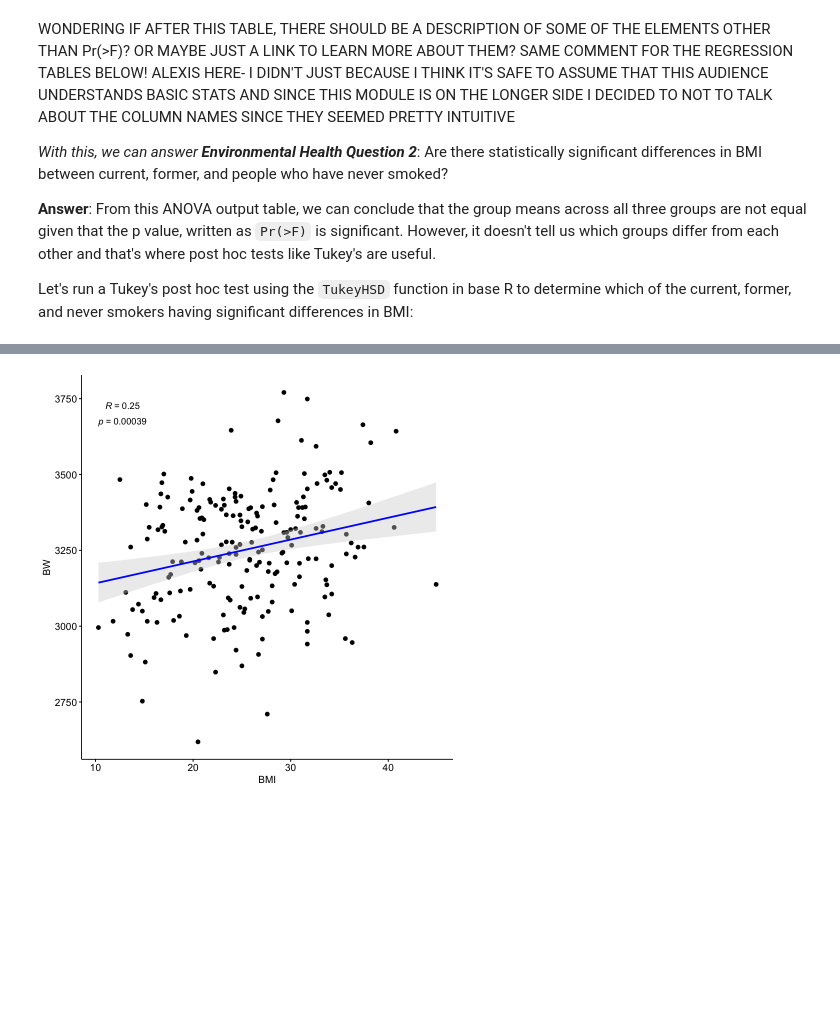
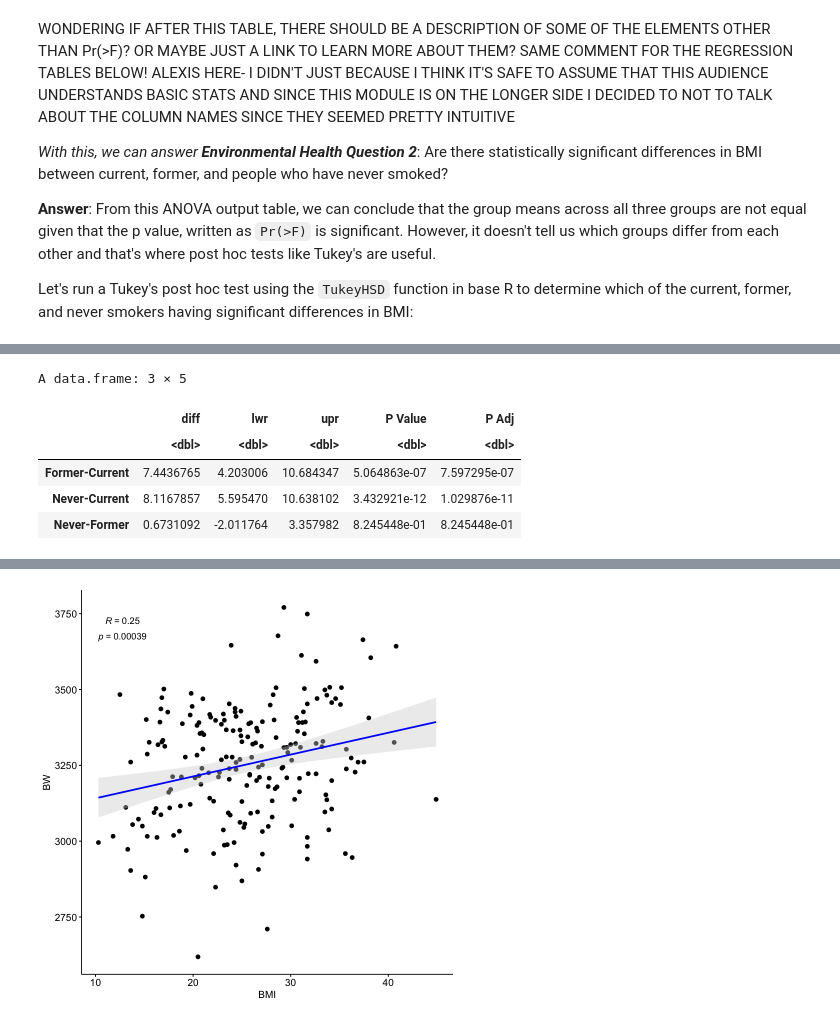
Before and after one commit to UNCSRP/The-inTelligence-And-Machine-lEarning-Toolkit-2.0, a Jupyter notebook: Chapter 3/3.4 Introduction to Statistical Tests/Introduction to Statistical Tests.ipynb, the cells around one changed output, grey strips where cells are left out. Cells and saved outputs as stored; diff of their text form; code cells hidden in the pictures; blank space fills up the shorter version.

```diff
--- a/Chapter 3/3.4 Introduction to Statistical Tests/Introduction to Statistical Tests.ipynb
+++ b/Chapter 3/3.4 Introduction to Statistical Tests/Introduction to Statistical Tests.ipynb
@@ -269,7 +269,8 @@ WONDERING IF AFTER THIS TABLE, THERE SHOULD BE A DESCRIPTION OF SOME OF THE ELEM
 
 Let's run a Tukey's post hoc test using the `TukeyHSD` function in base R to determine which of the current, former, and never smokers having significant differences in BMI:
 # %%
-TukeyHSD(smoker_anova)
+smoker_tukey = TukeyHSD(smoker_anova)
+smoker_tukey
 # %% [output]
   Tukey multiple comparisons of means
     95% family-wise confidence level
@@ -302 +289,17 @@ Signif. codes:  0 ‘***’ 0.001 ‘**’ 0.01 ‘*’ 0.05 ‘.’ 0.1 ‘ ’
+# %%
+# First converting the Tukey object into a dataframe
+smoker_tukey_df = data.frame(smoker_tukey$Smoker3) %>%
+    # renaming the `p adj` to `P Value` for clarity
+    rename(`P Value` = p.adj)
+
+# Adding a column with the adjusted p values
+smoker_tukey_df$`P Adj` = p.adjust(smoker_tukey_df$`P Value`, method = "fdr")
+smoker_tukey_df
+# %% [output]
+A data.frame: 3 × 5
+|  | diff | lwr | upr | P Value | P Adj |
+|  | <dbl> | <dbl> | <dbl> | <dbl> | <dbl> |
+| Former-Current | 7.4436765 | 4.203006 | 10.684347 | 5.064863e-07 | 7.597295e-07 |
+| Never-Current | 8.1167857 | 5.595470 | 10.638102 | 3.432921e-12 | 1.029876e-11 |
+| Never-Former | 0.6731092 | -2.011764 | 3.357982 | 8.245448e-01 | 8.245448e-01 |
 # %% [markdown]
```
Also changed, not shown: parts of 21 cells of this notebook, 1 other file.
